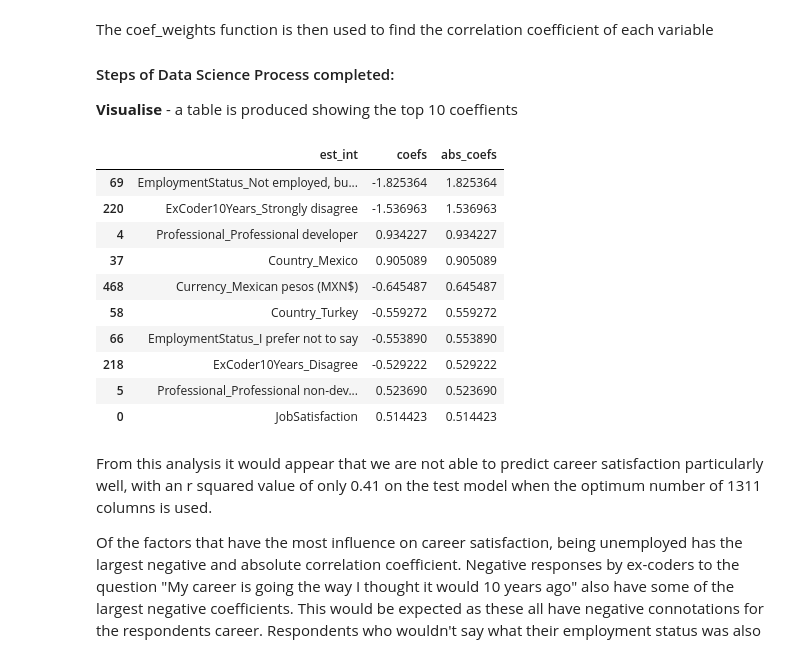
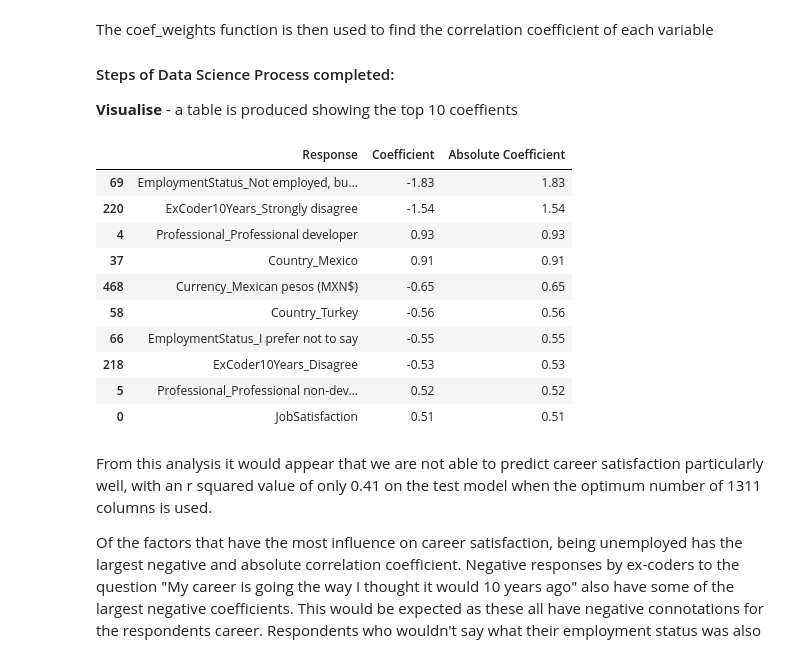
Before and after one commit to KokotoniWilf/Project1, a Jupyter notebook: Project_1_Code.ipynb, the cells around one changed output. Saved outputs shown, nothing was run; the diff lists cells and outputs as text; code cells hidden in the pictures.

```diff
--- a/Project_1_Code.ipynb
+++ b/Project_1_Code.ipynb
@@ -173,10 +173,10 @@ def coef_weights(coefficients, X_train):
     variable attached to the coefficient.
     '''
     coefs_df = pd.DataFrame()
-    coefs_df['est_int'] = X_train.columns
-    coefs_df['coefs'] = lm_model.coef_
-    coefs_df['abs_coefs'] = np.abs(lm_model.coef_)
-    coefs_df = coefs_df.sort_values('abs_coefs', ascending=False)
+    coefs_df['Response'] = X_train.columns
+    coefs_df['Coefficient'] = lm_model.coef_
+    coefs_df['Absolute Coefficient'] = np.abs(lm_model.coef_)
+    coefs_df = coefs_df.sort_values('Absolute Coefficient', ascending=False)
     return coefs_df
 # %% [markdown]
 ### Question 1: How well can we predict an individual's Career Satisfaction?  What aspects correlate well to career satisfaction?
@@ -223,21 +223,21 @@ The coef_weights function is then used to find the correlation coefficient of ea
 # %%
 #Use the function coef_weights to create a dataframe holding the correlation coefficient, estimate, and abs(estimate)
 coef_df = coef_weights(lm_model.coef_, X_train)
-
+coef_df = coef_df.round(2)
 #View the highest correlations
 coef_df.head(10)
 # %% [output]
-|  | est_int | coefs | abs_coefs |
-| 69 | EmploymentStatus_Not employed, bu... | -1.825364 | 1.825364 |
-| 220 | ExCoder10Years_Strongly disagree | -1.536963 | 1.536963 |
-| 4 | Professional_Professional developer | 0.934227 | 0.934227 |
-| 37 | Country_Mexico | 0.905089 | 0.905089 |
-| 468 | Currency_Mexican pesos (MXN$) | -0.645487 | 0.645487 |
-| 58 | Country_Turkey | -0.559272 | 0.559272 |
-| 66 | EmploymentStatus_I prefer not to say | -0.553890 | 0.553890 |
-| 218 | ExCoder10Years_Disagree | -0.529222 | 0.529222 |
-| 5 | Professional_Professional non-dev... | 0.523690 | 0.523690 |
-| 0 | JobSatisfaction | 0.514423 | 0.514423 |
+|  | Response | Coefficient | Absolute Coefficient |
+| 69 | EmploymentStatus_Not employed, bu... | -1.83 | 1.83 |
+| 220 | ExCoder10Years_Strongly disagree | -1.54 | 1.54 |
+| 4 | Professional_Professional developer | 0.93 | 0.93 |
+| 37 | Country_Mexico | 0.91 | 0.91 |
+| 468 | Currency_Mexican pesos (MXN$) | -0.65 | 0.65 |
+| 58 | Country_Turkey | -0.56 | 0.56 |
+| 66 | EmploymentStatus_I prefer not to say | -0.55 | 0.55 |
+| 218 | ExCoder10Years_Disagree | -0.53 | 0.53 |
+| 5 | Professional_Professional non-dev... | 0.52 | 0.52 |
+| 0 | JobSatisfaction | 0.51 | 0.51 |
 # %% [markdown]
 From this analysis it would appear that we are not able to predict career satisfaction particularly well, with an r squared value of only 0.41 on the test model when the optimum number of 1311 columns is used.
 
```
Also changed, not shown: parts of 2 cells of this notebook, 1 other file.
